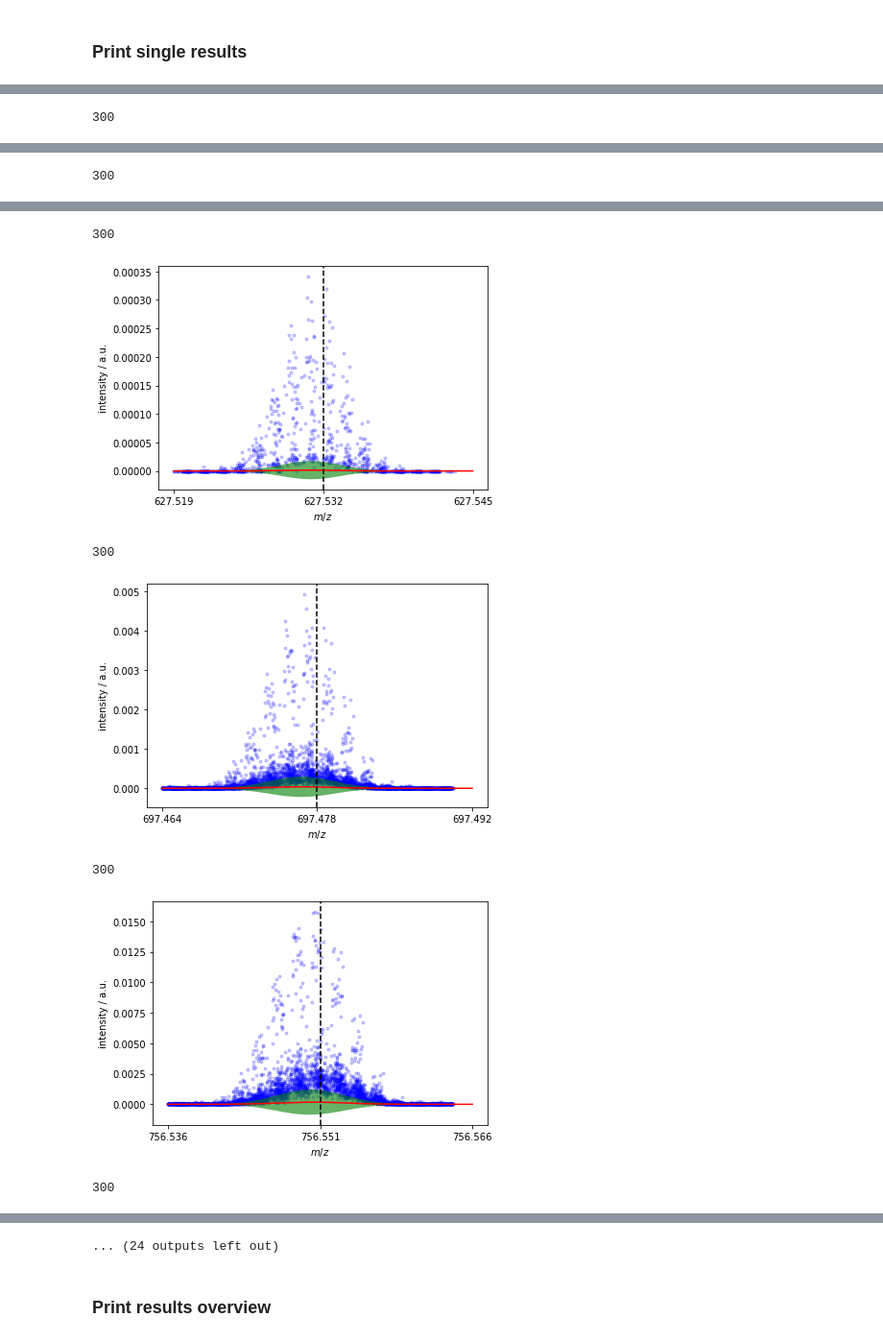
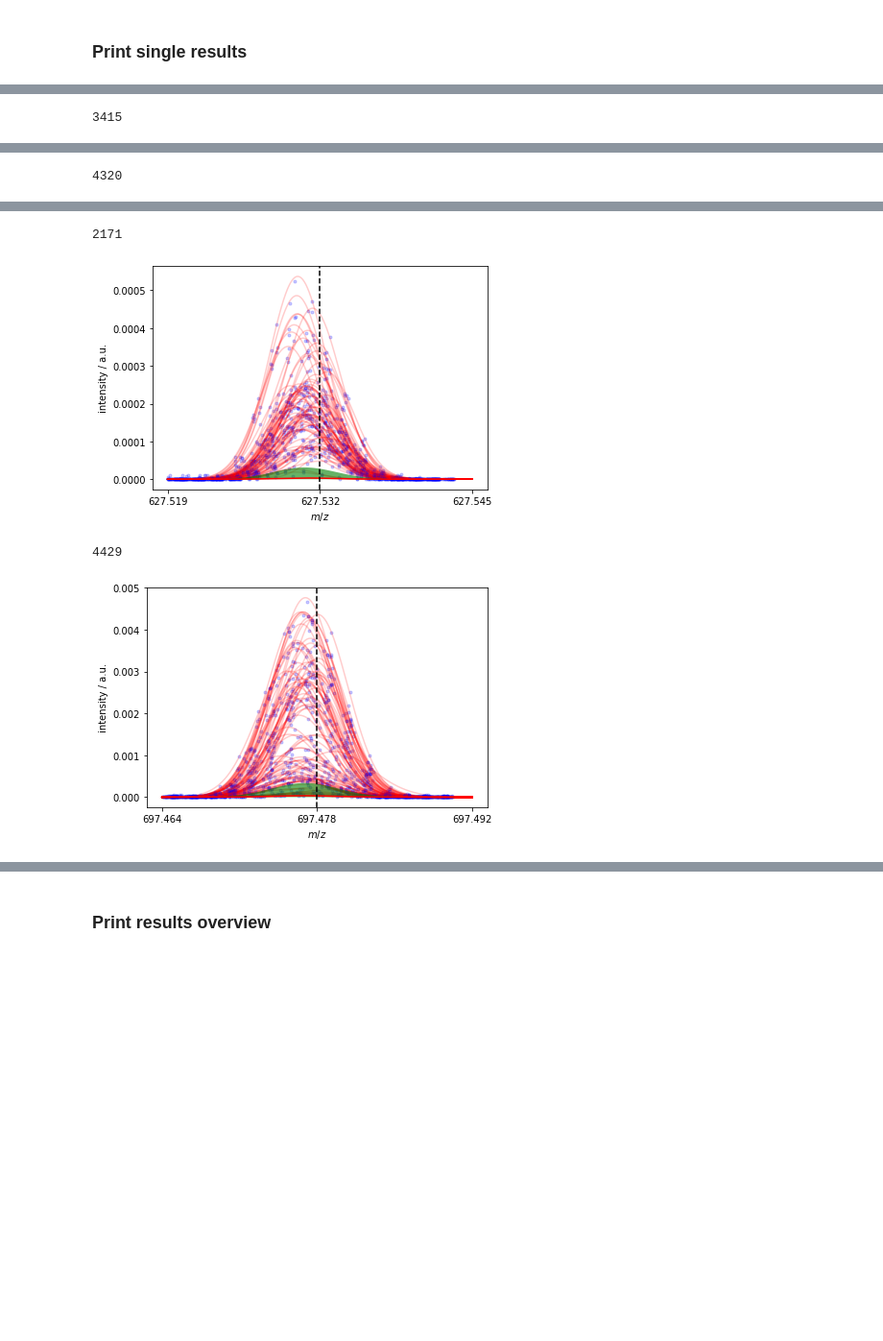
Before and after one commit to youngster/pyproIMS, a Jupyter notebook: test_script.ipynb, the cells around one changed output, grey strips where cells are left out. Shown at 96% size. Cells and saved outputs as stored; diff of their text form; code cells hidden in the pictures; blank space fills up the shorter version.

```diff
--- a/test_script.ipynb
+++ b/test_script.ipynb
@@ -39,6 +41,7 @@ M.print_metadata()
 ### Load raw data
 # %%
 M_raw = rawMALDI(M.filename, M.resolution, M.Range, M.n_processes)
+mzs = np.array([551.503, 605.548, 627.532, 697.478])#, 756.551, 768.588, 776.593, 781.622 ,784.583 ,790.608 ,810.598, 823.666, 832.664, 835.66, 835.669, 849.682, 863.698, 920.708])
 # %% [markdown]
 ### show TIC, single mass, single mass after normalization and center of mass images
 # %%
@@ -51,7 +54,6 @@ axs.flat[0].set_yticks([])
 axs.flat[0].set_title('total ion current')
 fig.colorbar(im, ax = axs.flat[0], label = 'intensity / a.u.')
 
-mzs = np.array([551.503, 605.548, 627.532, 697.478, 756.551, 768.588, 776.593, 781.622 ,784.583 ,790.608 ,810.598, 823.666, 832.664, 835.66, 835.669, 849.682, 863.698, 920.708])
 mz = mzs[0]
 #753.588017481237#756.5513
 img = M_raw.get_2D(M_raw.massvec(mz))
@@ -93,16 +95,14 @@ if os.path.isfile(savedir + name + '_fitgauss' + '_chi_res.npy'):
     x0_err = np.load(savedir + name + '_fitgauss' + '_x0_err.npy')
     sigma_err = np.load(savedir + name + '_fitgauss' + '_sigma_err.npy')
 else:
-    sigmas = (accuracy * positions)/(2*np.sqrt(2*np.log(2)))
+    sigmas = (resolution * positions)/(2*np.sqrt(2*np.log(2)))
     amp = 0
     for pixel in M_raw.indices:
         amp += np.mean(M_raw.data_spectrum[pixel][1])
     amp /= len(M_raw.indices)
     amps = np.ones(mzs.shape)*amp
 
-    results = M_raw.fit_gauss(positions, sigmas, amps, fitrange, maxvalue_factor = 100)
-    print(results)
-    chi_res, amp, x0, sigma, amps_err, x0_err, sigma_err = results
+    chi_res, amp, x0, sigma, amps_err, x0_err, sigma_err = M_raw.fit_gauss(positions, sigmas, amps, fitrange, maxvalue_factor = 100)
 
     np.save(savedir + name + '_fitgauss' + '_chi_res.npy', chi_res)
     np.save(savedir + name + '_fitgauss' + '_amps.npy', amp)
@@ -132,29 +187,2 @@ peak 0 in pixel 3156 not measured
 # %% [markdown]
 ### Print single results
-# %%
-def gausss(x, amp, x0, sigma):
-    return amp*np.exp(-((x-x0)/sigma)**2/2)
-
-for peak in range(len(positions)):
-    sampling = np.arange(positions[peak] - fitrange*positions[peak], positions[peak] + fitrange*positions[peak], accuracy)
-    allgauss = np.zeros((sampling.shape[0], M_raw.indices.shape[0]))
-    meany = 0
-    my_label = 'data'
-    indices = np.where(~np.isnan(x0[0,:]))[0]
-    for pixel in [0,3,43,167,3000]:
-        print(pixel, end = '\r')
-        minindex = M_raw.nearestmzindex(pixel, positions[peak] - fitrange*positions[peak])
-        maxindex = M_raw.nearestmzindex(pixel, positions[peak] + fitrange*positions[peak])
-        if M_raw.data_spectrum[pixel][0][minindex]<sampling[0]:
-            minindex +=1
-        if M_raw.data_spectrum[pixel][0][maxindex]>sampling[-1]:
-            maxindex -=1
-        if (minindex < maxindex):
-            x = M_raw.data_spectrum[pixel][0][minindex:maxindex]
-            y = M_raw.data_spectrum[pixel][1][minindex:maxindex]
-            meany += np.nanmean(y)
-            plt.plot(x, y, 'b.', label = my_label, alpha = .2)
-            my_label = "_nolegend_"
-        allgauss[:,pixel] = gausss(sampling, amp[peak, pixel], x0[peak, pixel], sigma[peak, pixel])
-        plt.plot(sampling, allgauss[:,pixel])
-        plt.show()
@@ -176,10 +243,9 @@ for peak in range(len(positions)):
 for peak in range(len(positions)):
     sampling = np.arange(positions[peak] - fitrange*positions[peak], positions[peak] + fitrange*positions[peak], accuracy)
     allgauss = np.zeros((sampling.shape[0], M_raw.indices.shape[0]))
-    meany = 0
     my_label = 'data'
     indices = np.where(~np.isnan(x0[0,:]))[0]
-    for pixel in indices[:300]:
+    for pixel in np.random.randint(0,len(M_raw.indices),100):#indices:
         print(pixel, end = '\r')
         minindex = M_raw.nearestmzindex(pixel, positions[peak] - fitrange*positions[peak])
         maxindex = M_raw.nearestmzindex(pixel, positions[peak] + fitrange*positions[peak])
@@ -190,16 +256,16 @@ for peak in range(len(positions)):
         if (minindex < maxindex):
             x = M_raw.data_spectrum[pixel][0][minindex:maxindex]
             y = M_raw.data_spectrum[pixel][1][minindex:maxindex]
-            meany += np.nanmean(y)
             plt.plot(x, y, 'b.', label = my_label, alpha = .2)
             my_label = "_nolegend_"
         allgauss[:,pixel] = gausss(sampling, amp[peak, pixel], x0[peak, pixel], sigma[peak, pixel])
+        plt.plot(sampling, allgauss[:,pixel], color='red', alpha=.2)
 
-    meany /= np.nanmax(M_raw.indices)
+
     avrggauss = np.nanmean(allgauss, axis = 1)
     sigmagauss = np.nanstd(allgauss, axis = 1)
     plt.plot(sampling, avrggauss, 'red', label = 'average fit', zorder = 10001)
-    plt.fill_between(sampling, avrggauss-sigmagauss, avrggauss+sigmagauss, facecolor='green', alpha=.6,label = 'Std of average fit', zorder = 10000)
+    plt.fill_between(sampling, np.maximum(avrggauss-sigmagauss,0), avrggauss+sigmagauss, facecolor='green', alpha=.6,label = 'Std of average fit', zorder = 10000)
     plt.axvline(positions[peak], linestyle = '--', color = 'k', label = 'standard', zorder = 10002)
     #axs.flat[peak].legend()
     plt.gca().set_xlabel('$m/z$')
@@ -211,4 +277,4 @@ for peak in range(len(positions)):
     plt.tight_layout()
     plt.show()
 # %% [output]
-300
+3415
@@ -216 +282 @@ for peak in range(len(positions)):
-300
+4320
@@ -218,7 +284,4 @@ for peak in range(len(positions)):
-300
+2171
-[figure, old version]
+[figure, new version]
-300
+4429
-[figure, old version]
+[figure, new version]
-300
-[figure, removed]
-300
@@ -226,4 +288,3 @@ for peak in range(len(positions)):
-... (24 outputs left out)
 # %% [markdown]
 ### Print results overview
 # %%
```
Also changed, not shown: parts of 10 cells of this notebook.
